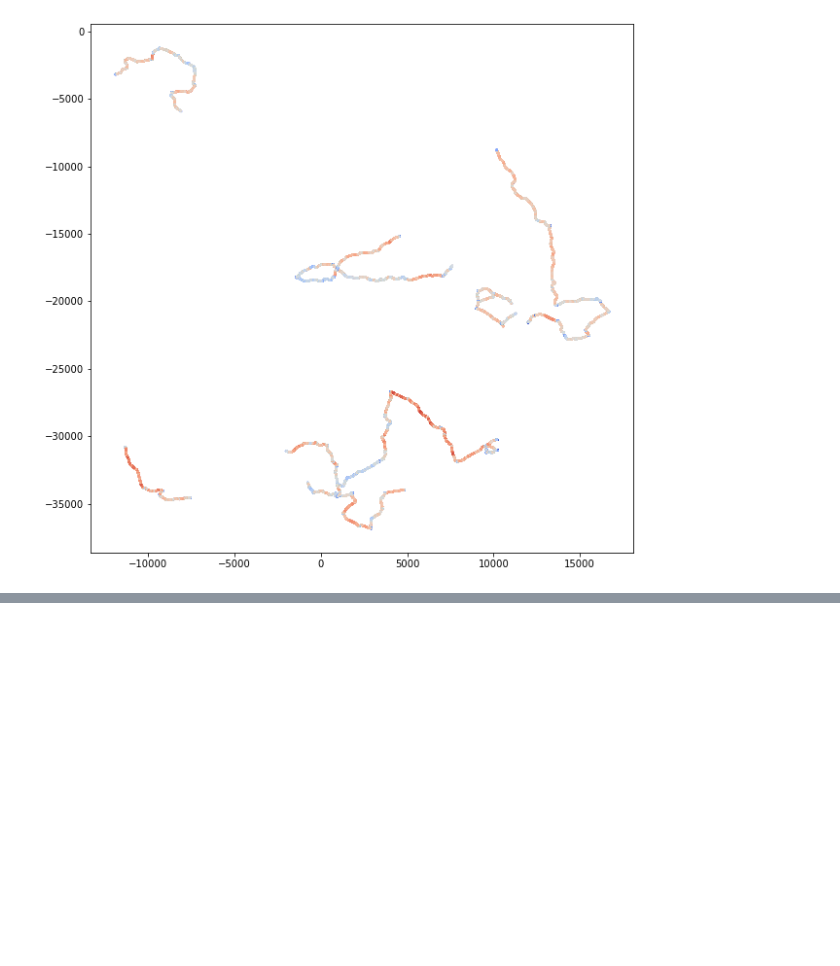
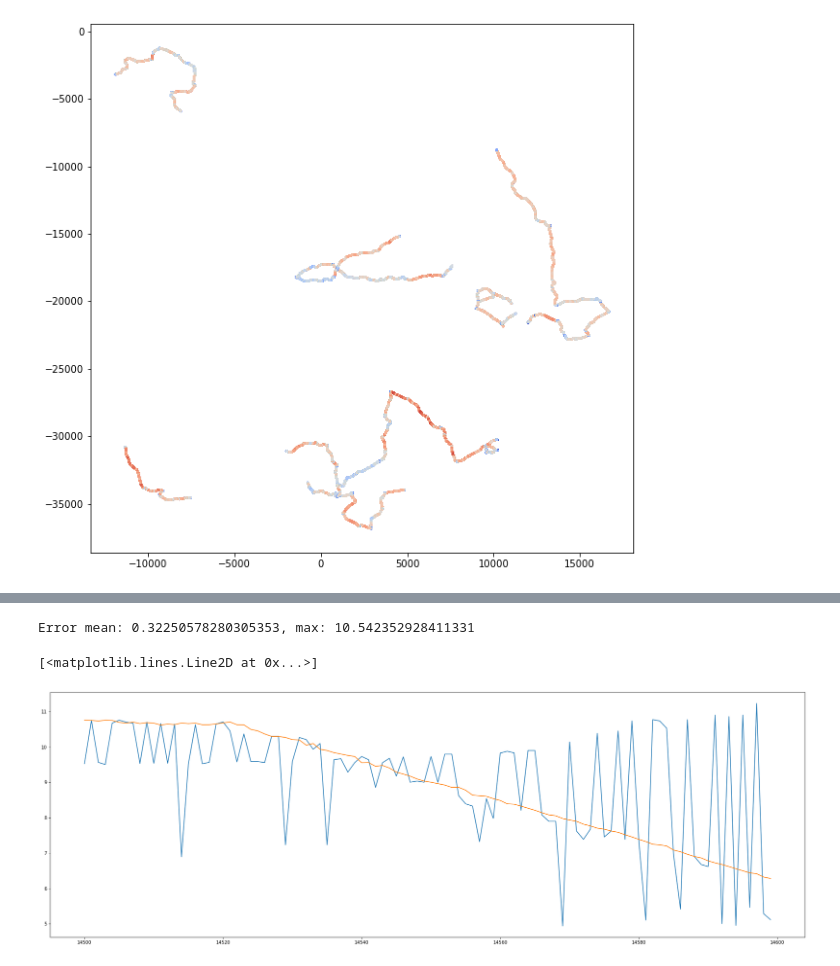
Before and after one commit to UT-ADL/e2e-rally-estonia, a Jupyter notebook: closest_speed.ipynb, the cells around one changed output, grey strips where cells are left out. Drawn from its saved outputs; the diff is of its cells as text; code cells hidden in the pictures; blank space fills up the shorter version.

```diff
--- a/closest_speed.ipynb
+++ b/closest_speed.ipynb
@@ -221,0 +179,21 @@ Error mean: 0.3168000329582184, max: 10.441413724051122
+# %%
+test_df = NvidiaDataset([root_path / "2021-06-10-13-19-22_e2e_ss4_backwards"], camera="front_wide", transform=None).frames
+
+x = test_df["position_x"] + np.random.normal(0, 0.5, len(test_df))
+y = test_df["position_y"] + np.random.normal(0, 0.5, len(test_df))
+yaw = test_df["yaw"] + np.random.normal(0, 0.3, len(test_df))
+
+result_df = pd.DataFrame(data={'x': x, 'y': y, 'yaw': yaw})
+result_df['vehicle_speed'] = result_df.apply(lambda x: find_speed_for_position(x['x'], x['y'], x['yaw'])[0], axis=1)
+result_df["error"] = np.abs(result_df["vehicle_speed"] - test_df["vehicle_speed"])
+print(f"Error mean: {result_df.error.mean()}, max: {result_df.error.max()}")
+
+plt.figure(figsize=(30, 10))
+result_df = result_df[::-1].reset_index()
+test_df = test_df[::-1].reset_index()
+plt.plot(result_df["vehicle_speed"][14500:14600])
+plt.plot(test_df["vehicle_speed"][14500:14600])
+# %% [output]
+Error mean: 0.32250578280305353, max: 10.542352928411331
+[<matplotlib.lines.Line2D at 0x...>]
+[figure, added]
```
Also changed, not shown: parts of 23 cells of this notebook, 1 other file.
